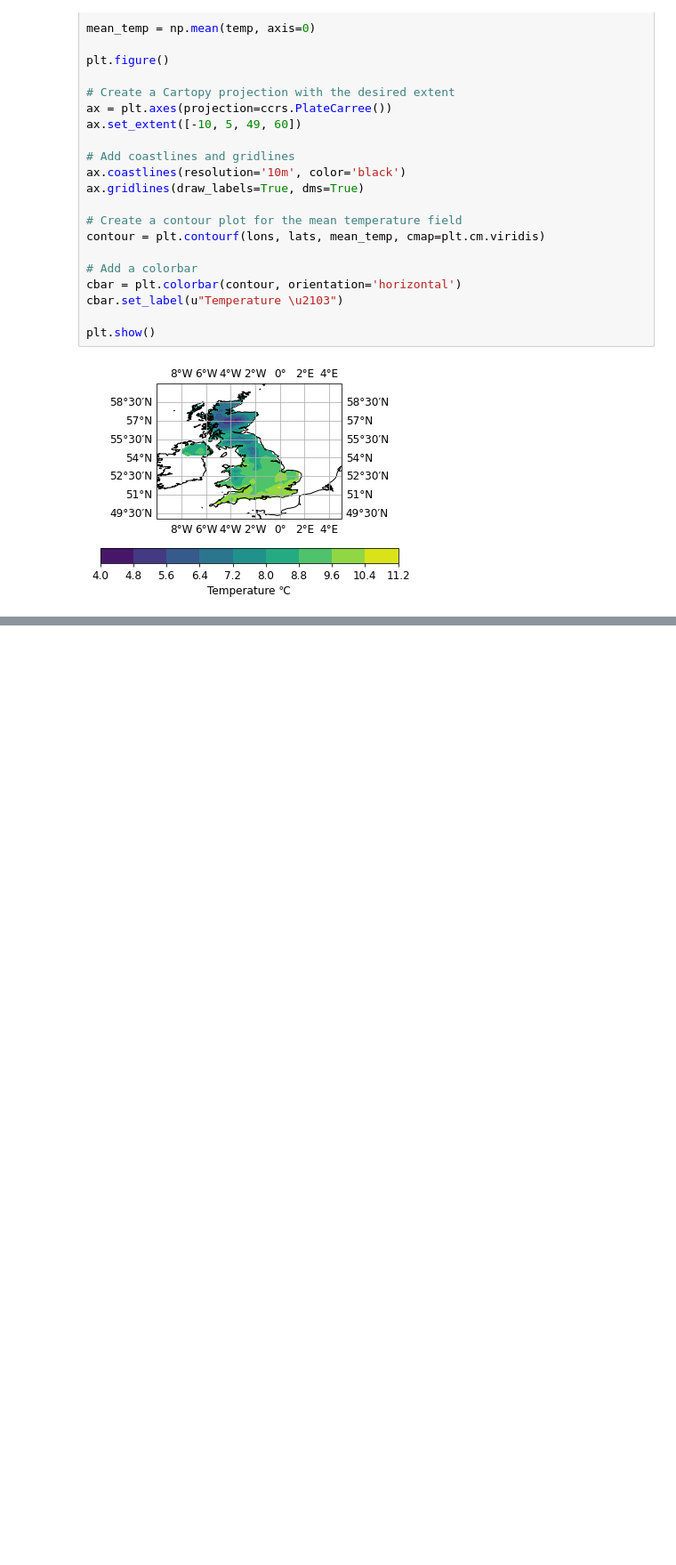
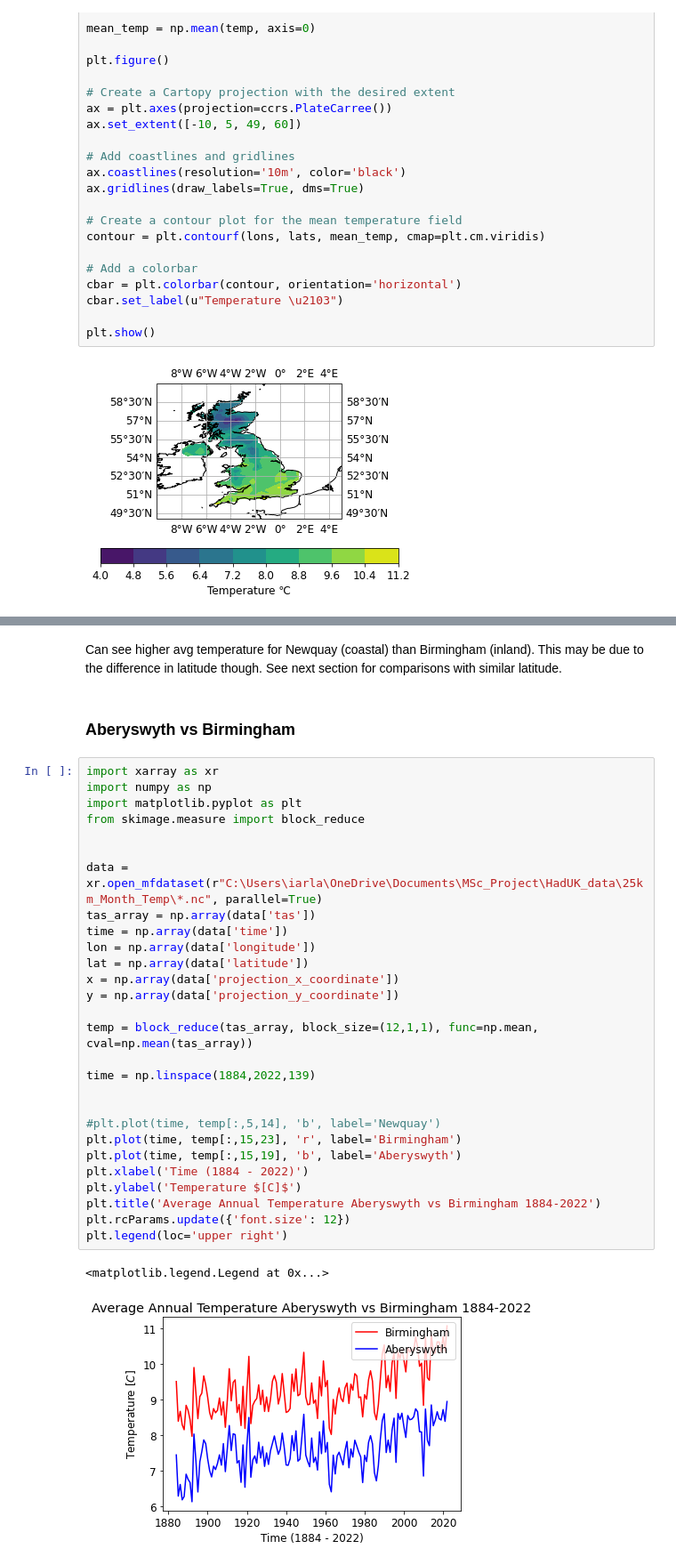
Before and after one commit to Iarla-Boyce/MSc-Project, a Jupyter notebook: 27-10.ipynb, the cells around one changed output, grey strips where cells are left out. Shown: that part at 89% size. Saved outputs shown, nothing was run; the diff lists cells and outputs as text; blank space fills up the shorter version.

```diff
--- a/27-10.ipynb
+++ b/27-10.ipynb
@@ -259,0 +292,35 @@ plt.show()
+# %% [markdown]
+Can see higher avg temperature for Newquay (coastal) than Birmingham (inland). This may be due to the difference in latitude though. See next section for comparisons with similar latitude.
+# %% [markdown]
+### Aberyswyth vs Birmingham
+# %%
+import xarray as xr
+import numpy as np
+import matplotlib.pyplot as plt
+from skimage.measure import block_reduce
+
+
+data = xr.open_mfdataset(r"C:\Users\iarla\OneDrive\Documents\MSc_Project\HadUK_data\25km_Month_Temp\*.nc", parallel=True)
+tas_array = np.array(data['tas'])
+time = np.array(data['time'])
+lon = np.array(data['longitude'])
+lat = np.array(data['latitude'])
+x = np.array(data['projection_x_coordinate'])
+y = np.array(data['projection_y_coordinate'])
+
+temp = block_reduce(tas_array, block_size=(12,1,1), func=np.mean, cval=np.mean(tas_array))
+
+time = np.linspace(1884,2022,139)
+
+
+#plt.plot(time, temp[:,5,14], 'b', label='Newquay')
+plt.plot(time, temp[:,15,23], 'r', label='Birmingham')
+plt.plot(time, temp[:,15,19], 'b', label='Aberyswyth')
+plt.xlabel('Time (1884 - 2022)')
+plt.ylabel('Temperature $[C]$')
+plt.title('Average Annual Temperature Aberyswyth vs Birmingham 1884-2022')
+plt.rcParams.update({'font.size': 12})
+plt.legend(loc='upper right')
+# %% [output]
+<matplotlib.legend.Legend at 0x...>
+[figure, added]
```
Also changed, not shown: parts of 18 cells of this notebook.
